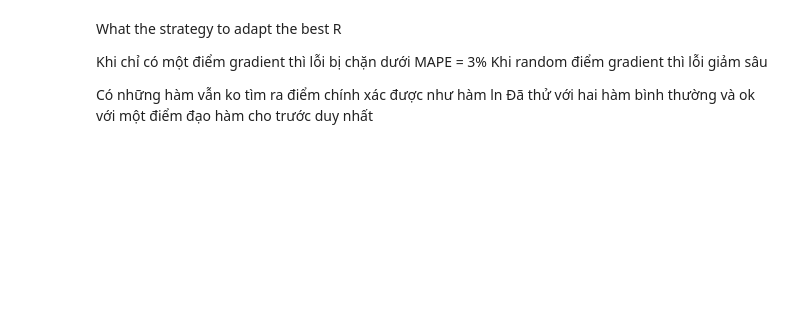
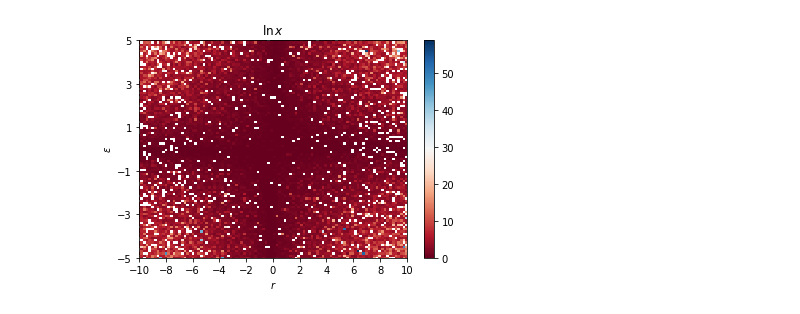
Before and after one commit to vutuanhai237/BBOByParameterShiftRule, a Jupyter notebook: grid_search.ipynb, the cells around one changed output. Saved outputs shown, nothing was run; the diff lists cells and outputs as text; code cells hidden in the pictures; blank space fills up the shorter version.

```diff
--- a/grid_search.ipynb
+++ b/grid_search.ipynb
@@ -49,8 +0,0 @@ def loss(r, epsilon):
-# %% [markdown]
-What the strategy to adapt the best R
-
-Khi chỉ có một điểm gradient thì lỗi bị chặn dưới MAPE = 3%
-Khi random điểm gradient thì lỗi giảm sâu
-
-Có những hàm vẫn ko tìm ra điểm chính xác được như hàm ln
-Đã thử với hai hàm bình thường và ok với một điểm đạo hàm cho trước duy nhất
@@ -60,2 +1,45 @@ solution = grid_bubble.fit(threshold=10**(-20))
-# %%
-r, s = solution
+# %%
+import numpy as np
+import matplotlib.pyplot as plt
+
+def func(x):
+    return x**2 + np.cos(x)
+
+def dfunc(x):
+    return 2*x - np.sin(x)
+
+def paramshift(func, x, r, phi):
+    return r*(func(x + phi) - func(x - phi))
+
+nr = 100
+ns = 100
+rs = np.linspace(-10,10, nr)
+ss = np.linspace(-5,5, ns)
+min_fidelity, gradient_of_min_fidelity, min_r, min_phase = 10000000000, 0, 0, 0
+fidelity = []
+errors = np.ones((nr, ns))
+for i in range(0, nr):
+    for j in range(0, ns):
+        x = np.random.normal(10, 5)
+        gradient = dfunc(x)
+        psuedogradient = paramshift(func, x, rs[i], ss[j])
+        error = np.abs(gradient - psuedogradient)
+        errors[i, j] = error
+        if error < min_fidelity:
+            min_fidelity = error
+            gradient_of_min_fidelity = gradient
+            min_r = rs[i]
+            min_phase = ss[i]
+# %%
+fig, ax = plt.subplots()
+c = ax.pcolormesh(rs, ss, errors, cmap='RdBu', vmin=0, vmax=np.nanmax(errors))
+ax.set_title('$\ln x$')
+ax.axis([np.min(rs), np.max(rs), np.min(ss),np.max(ss)])
+plt.xlabel('$r$')
+plt.ylabel('$\epsilon$')
+plt.xticks(range(-10, 12, 2))
+plt.yticks(range(-5, 6, 2))
+fig.colorbar(c, ax=ax)
+plt.savefig('logx.eps', format = 'eps')
+# %% [output]
+[figure, added]
```
Also changed, not shown: parts of 7 cells of this notebook, 10 other files.
